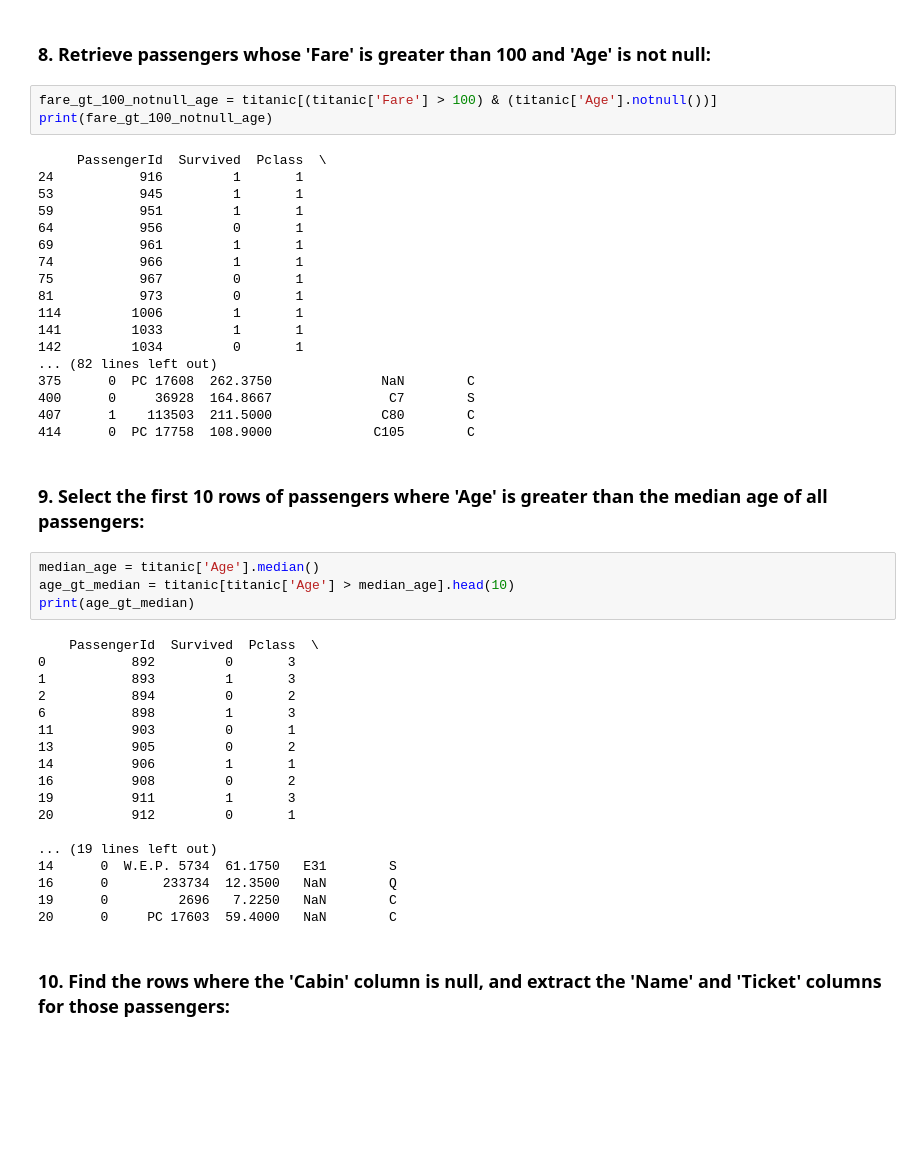
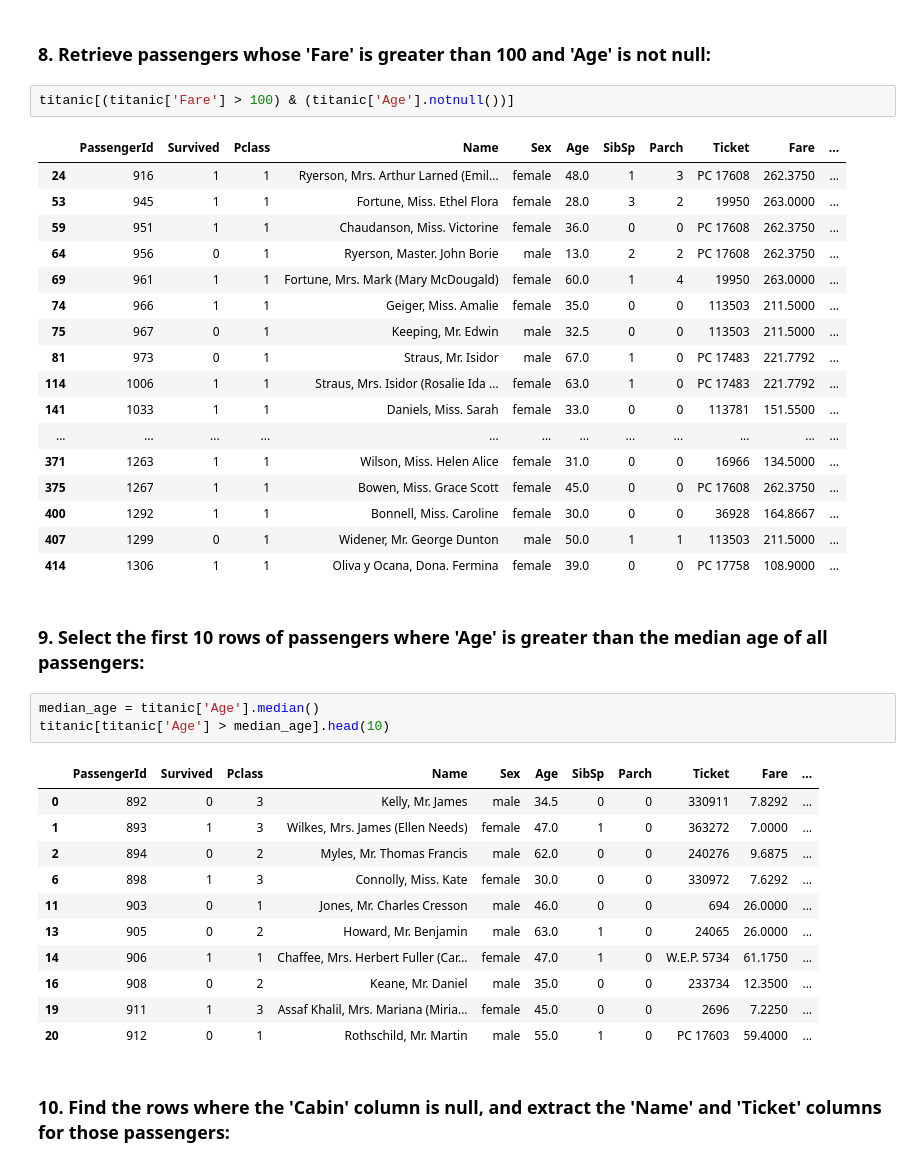
Before and after one commit to skm22/RICR---Data-Science, a Jupyter notebook: Practice/3. Python Pandas DataFrame practice sol.ipynb, the cells around one changed output. Drawn from its saved outputs; the diff is of its cells as text; blank space fills up the shorter version.

Commit message:
pandas dataframe practice sol modified

```diff
--- a/Practice/3. Python Pandas DataFrame practice sol.ipynb
+++ b/Practice/3. Python Pandas DataFrame practice sol.ipynb
@@ -140,50 +127,42 @@ Index: []
 # %% [markdown]
 ### 8. Retrieve passengers whose 'Fare' is greater than 100 and 'Age' is not null:
 # %%
-fare_gt_100_notnull_age = titanic[(titanic['Fare'] > 100) & (titanic['Age'].notnull())]
-print(fare_gt_100_notnull_age)
+titanic[(titanic['Fare'] > 100) & (titanic['Age'].notnull())]
 # %% [output]
-     PassengerId  Survived  Pclass  \
-24           916         1       1
-53           945         1       1
-59           951         1       1
-64           956         0       1
-69           961         1       1
-74           966         1       1
-75           967         0       1
-81           973         0       1
-114         1006         1       1
-141         1033         1       1
-142         1034         0       1
-... (82 lines left out)
-375      0  PC 17608  262.3750              NaN        C
-400      0     36928  164.8667               C7        S
-407      1    113503  211.5000              C80        C
-414      0  PC 17758  108.9000             C105        C
+|  | PassengerId | Survived | Pclass | Name | Sex | Age | SibSp | Parch | Ticket | Fare | ... |
+| 24 | 916 | 1 | 1 | Ryerson, Mrs. Arthur Larned (Emil... | female | 48.0 | 1 | 3 | PC 17608 | 262.3750 | ... |
+| 53 | 945 | 1 | 1 | Fortune, Miss. Ethel Flora | female | 28.0 | 3 | 2 | 19950 | 263.0000 | ... |
+| 59 | 951 | 1 | 1 | Chaudanson, Miss. Victorine | female | 36.0 | 0 | 0 | PC 17608 | 262.3750 | ... |
+| 64 | 956 | 0 | 1 | Ryerson, Master. John Borie | male | 13.0 | 2 | 2 | PC 17608 | 262.3750 | ... |
+| 69 | 961 | 1 | 1 | Fortune, Mrs. Mark (Mary McDougald) | female | 60.0 | 1 | 4 | 19950 | 263.0000 | ... |
+| 74 | 966 | 1 | 1 | Geiger, Miss. Amalie | female | 35.0 | 0 | 0 | 113503 | 211.5000 | ... |
+| 75 | 967 | 0 | 1 | Keeping, Mr. Edwin | male | 32.5 | 0 | 0 | 113503 | 211.5000 | ... |
+| 81 | 973 | 0 | 1 | Straus, Mr. Isidor | male | 67.0 | 1 | 0 | PC 17483 | 221.7792 | ... |
+| 114 | 1006 | 1 | 1 | Straus, Mrs. Isidor (Rosalie Ida ... | female | 63.0 | 1 | 0 | PC 17483 | 221.7792 | ... |
+| 141 | 1033 | 1 | 1 | Daniels, Miss. Sarah | female | 33.0 | 0 | 0 | 113781 | 151.5500 | ... |
+| ... | ... | ... | ... | ... | ... | ... | ... | ... | ... | ... | ... |
+| 371 | 1263 | 1 | 1 | Wilson, Miss. Helen Alice | female | 31.0 | 0 | 0 | 16966 | 134.5000 | ... |
+| 375 | 1267 | 1 | 1 | Bowen, Miss. Grace Scott | female | 45.0 | 0 | 0 | PC 17608 | 262.3750 | ... |
+| 400 | 1292 | 1 | 1 | Bonnell, Miss. Caroline | female | 30.0 | 0 | 0 | 36928 | 164.8667 | ... |
+| 407 | 1299 | 0 | 1 | Widener, Mr. George Dunton | male | 50.0 | 1 | 1 | 113503 | 211.5000 | ... |
+| 414 | 1306 | 1 | 1 | Oliva y Ocana, Dona. Fermina | female | 39.0 | 0 | 0 | PC 17758 | 108.9000 | ... |
 # %% [markdown]
 ### 9. Select the first 10 rows of passengers where 'Age' is greater than the median age of all passengers:
 # %%
 median_age = titanic['Age'].median()
-age_gt_median = titanic[titanic['Age'] > median_age].head(10)
-print(age_gt_median)
+titanic[titanic['Age'] > median_age].head(10)
 # %% [output]
-    PassengerId  Survived  Pclass  \
-0           892         0       3
-1           893         1       3
-2           894         0       2
-6           898         1       3
-11          903         0       1
-13          905         0       2
-14          906         1       1
-16          908         0       2
-19          911         1       3
-20          912         0       1
-
-... (19 lines left out)
-14      0  W.E.P. 5734  61.1750   E31        S
-16      0       233734  12.3500   NaN        Q
-19      0         2696   7.2250   NaN        C
-20      0     PC 17603  59.4000   NaN        C
+|  | PassengerId | Survived | Pclass | Name | Sex | Age | SibSp | Parch | Ticket | Fare | ... |
+| 0 | 892 | 0 | 3 | Kelly, Mr. James | male | 34.5 | 0 | 0 | 330911 | 7.8292 | ... |
+| 1 | 893 | 1 | 3 | Wilkes, Mrs. James (Ellen Needs) | female | 47.0 | 1 | 0 | 363272 | 7.0000 | ... |
+| 2 | 894 | 0 | 2 | Myles, Mr. Thomas Francis | male | 62.0 | 0 | 0 | 240276 | 9.6875 | ... |
+| 6 | 898 | 1 | 3 | Connolly, Miss. Kate | female | 30.0 | 0 | 0 | 330972 | 7.6292 | ... |
+| 11 | 903 | 0 | 1 | Jones, Mr. Charles Cresson | male | 46.0 | 0 | 0 | 694 | 26.0000 | ... |
+| 13 | 905 | 0 | 2 | Howard, Mr. Benjamin | male | 63.0 | 1 | 0 | 24065 | 26.0000 | ... |
+| 14 | 906 | 1 | 1 | Chaffee, Mrs. Herbert Fuller (Car... | female | 47.0 | 1 | 0 | W.E.P. 5734 | 61.1750 | ... |
+| 16 | 908 | 0 | 2 | Keane, Mr. Daniel | male | 35.0 | 0 | 0 | 233734 | 12.3500 | ... |
+| 19 | 911 | 1 | 3 | Assaf Khalil, Mrs. Mariana (Miria... | female | 45.0 | 0 | 0 | 2696 | 7.2250 | ... |
+| 20 | 912 | 0 | 1 | Rothschild, Mr. Martin | male | 55.0 | 1 | 0 | PC 17603 | 59.4000 | ... |
 # %% [markdown]
 ### 10. Find the rows where the 'Cabin' column is null, and extract the 'Name' and 'Ticket' columns for those passengers:
 # %%
```
Also changed, not shown: parts of 16 cells of this notebook.
